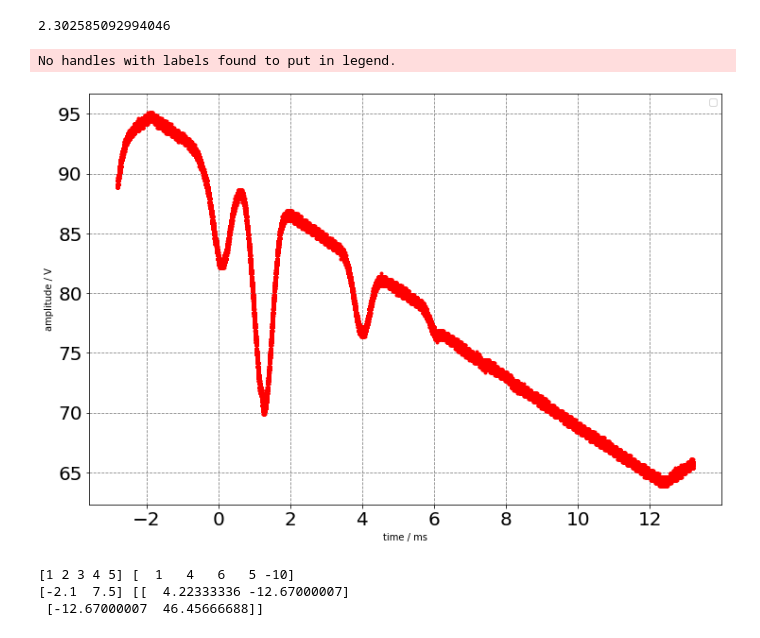
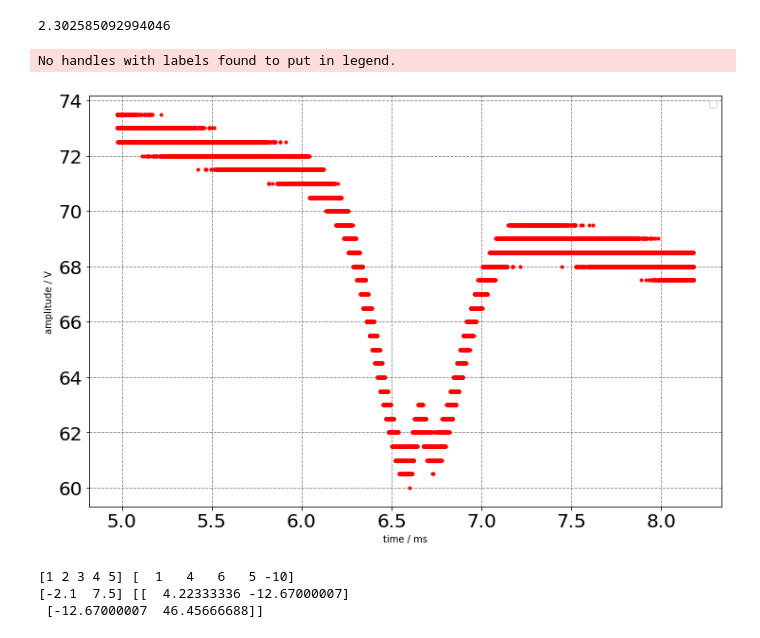
Before and after one commit to JavasIto/OPLab, a Jupyter notebook: Absorption.ipynb, the cells around one changed output. Saved outputs shown, nothing was run; the diff lists cells and outputs as text; code cells hidden in the pictures.

```diff
--- a/Absorption.ipynb
+++ b/Absorption.ipynb
@@ -738,24 +803,24 @@ np.log(10)
 # %% [output]
 2.302585092994046
 # %%
-data = np.genfromtxt(fLoc + fName1, skip_header=16 , dtype=float , delimiter=',')
+data = np.genfromtxt(fLoc + fName14, skip_header=16 , dtype=float , delimiter=',')
 
 xData = data[:,0]*1000 # in [s]
 yData = data[:,1] # in [V]
 
 plt.figure(figsize=(12, 8))
 
 plt.plot(xData, yData, ".", color="r", label="")
 plt.xticks(fontsize = 20)
 plt.yticks(fontsize = 20)
 plt.grid(color = "gray", linestyle="--")
 plt.legend( ) # add legend
 plt.xlabel('time / ms') # x axis label
 plt.ylabel('amplitude / V') # y axis label
 plt.show( ) # show figure
 # %% [output]
 No handles with labels found to put in legend.
-[figure, old version]
+[figure, new version]
 # %%
 x = np.array([1,2,3,4,5])
 y = np.array([1,4,6,5,-10])
```
Also changed, not shown: parts of 7 cells of this notebook.
